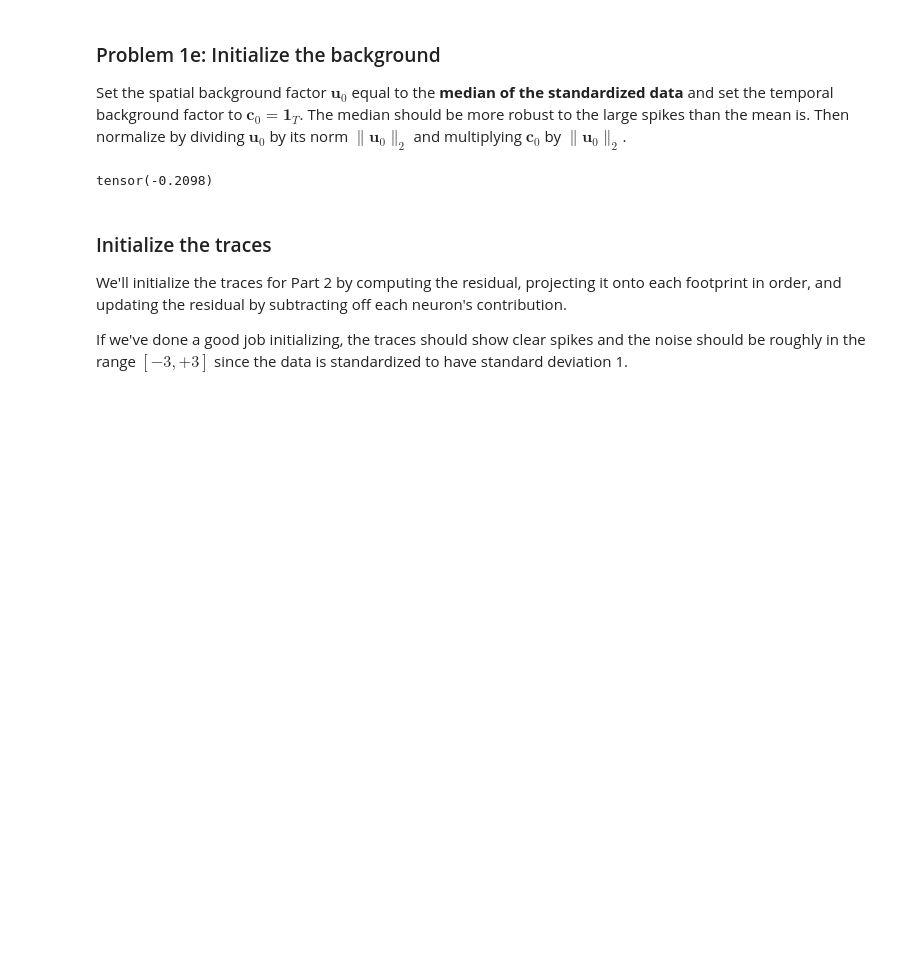
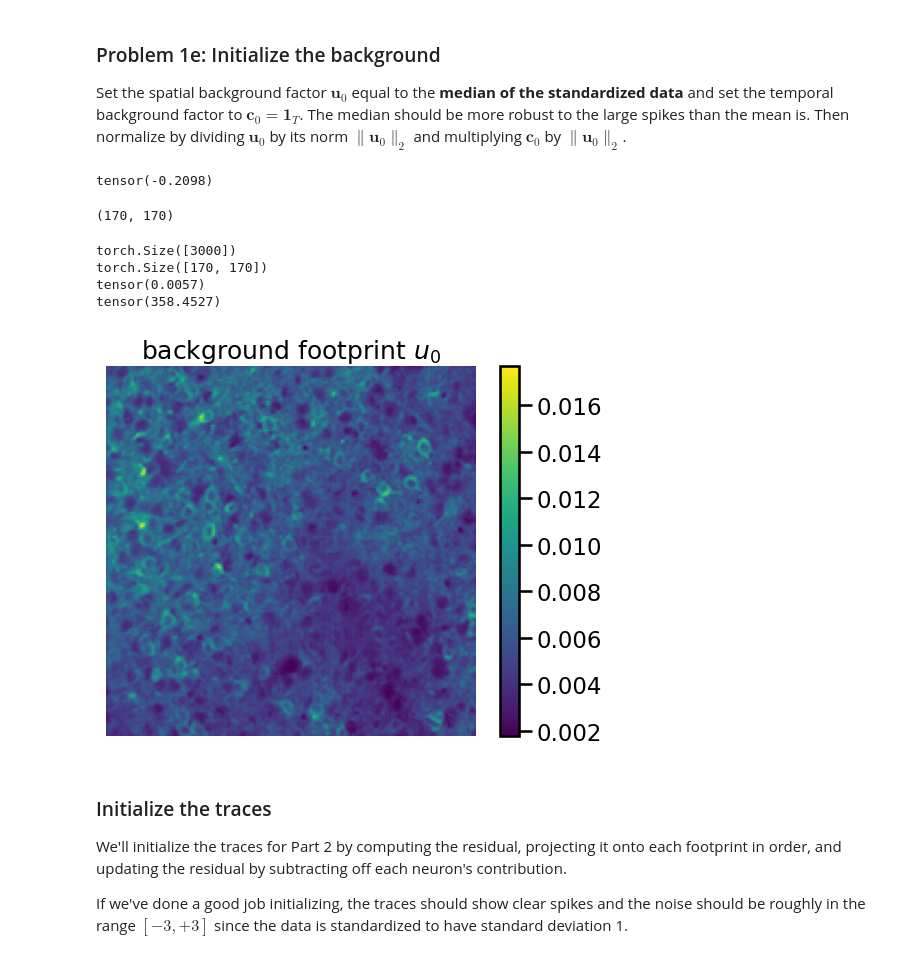
Before and after one commit to powellj24/nbio220, a Jupyter notebook: labs/02_calcium_imaging.ipynb, the cells around one changed output. Saved outputs shown, nothing was run; the diff lists cells and outputs as text; code cells hidden in the pictures; blank space fills up the shorter version.

```diff
--- a/labs/02_calcium_imaging.ipynb
+++ b/labs/02_calcium_imaging.ipynb
@@ -632,25 +624,46 @@ Set the spatial background factor $\mathbf{u}_0$ equal to the **median of the st
 print(zscored_data.median())
 # %% [output]
 tensor(-0.2098)
+# %%
+np.median(zscored_data, axis = 2).shape
+# %% [output]
+(170, 170)
 # %%
 ###
 # Initialize the background footprint as described above
 
-bkgd_footprint =
-bkgd_trace =
+bkgd_footprint = torch.median(std_data, dim = 2).values
+bkgd_trace = torch.ones(std_data.shape[2])
+
+print(bkgd_trace.shape)
 
 # Rescale so that spatial background is norm 1
-...
+
+norm = np.linalg.norm(bkgd_footprint)
+bkgd_footprint = bkgd_footprint / norm
+
+print(bkgd_footprint.shape)
+print(bkgd_footprint.mean())
+
+bkgd_trace = bkgd_trace * norm
+print(bkgd_trace.mean())
+
 ###
 
 # Plot the background factor
 plt.imshow(bkgd_footprint)
 plt.axis("off")
 plt.title("background footprint $u_0$")
 plt.colorbar()
 
 assert torch.isclose(bkgd_footprint.mean(), torch.tensor(0.0056), atol=1e-4)
 assert torch.isclose(bkgd_trace.mean(), torch.tensor(358.4527), atol=1e-4)
+# %% [output]
+torch.Size([3000])
+torch.Size([170, 170])
+tensor(0.0057)
+tensor(358.4527)
+[figure, added]
 # %% [markdown]
 ### Initialize the traces
 
```
Also changed, not shown: parts of 16 cells of this notebook.
